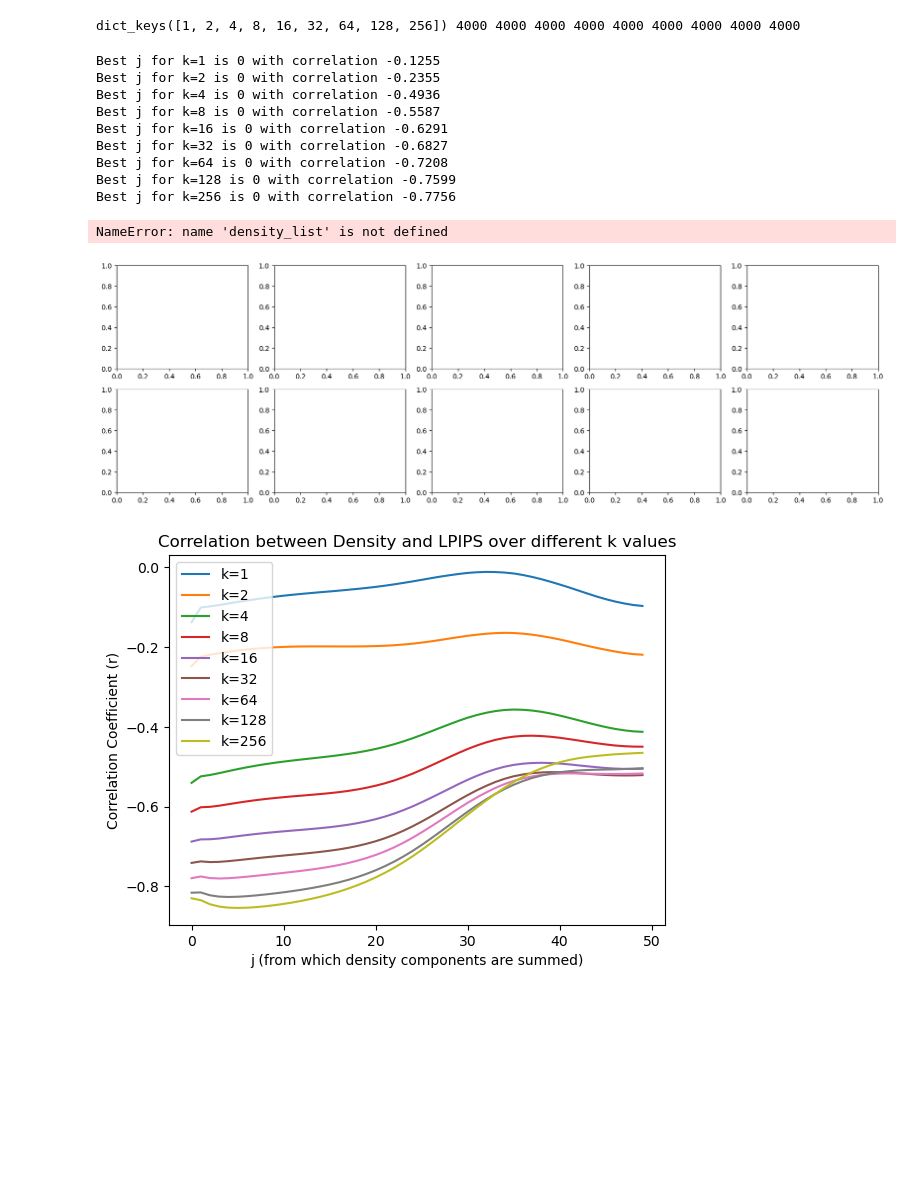
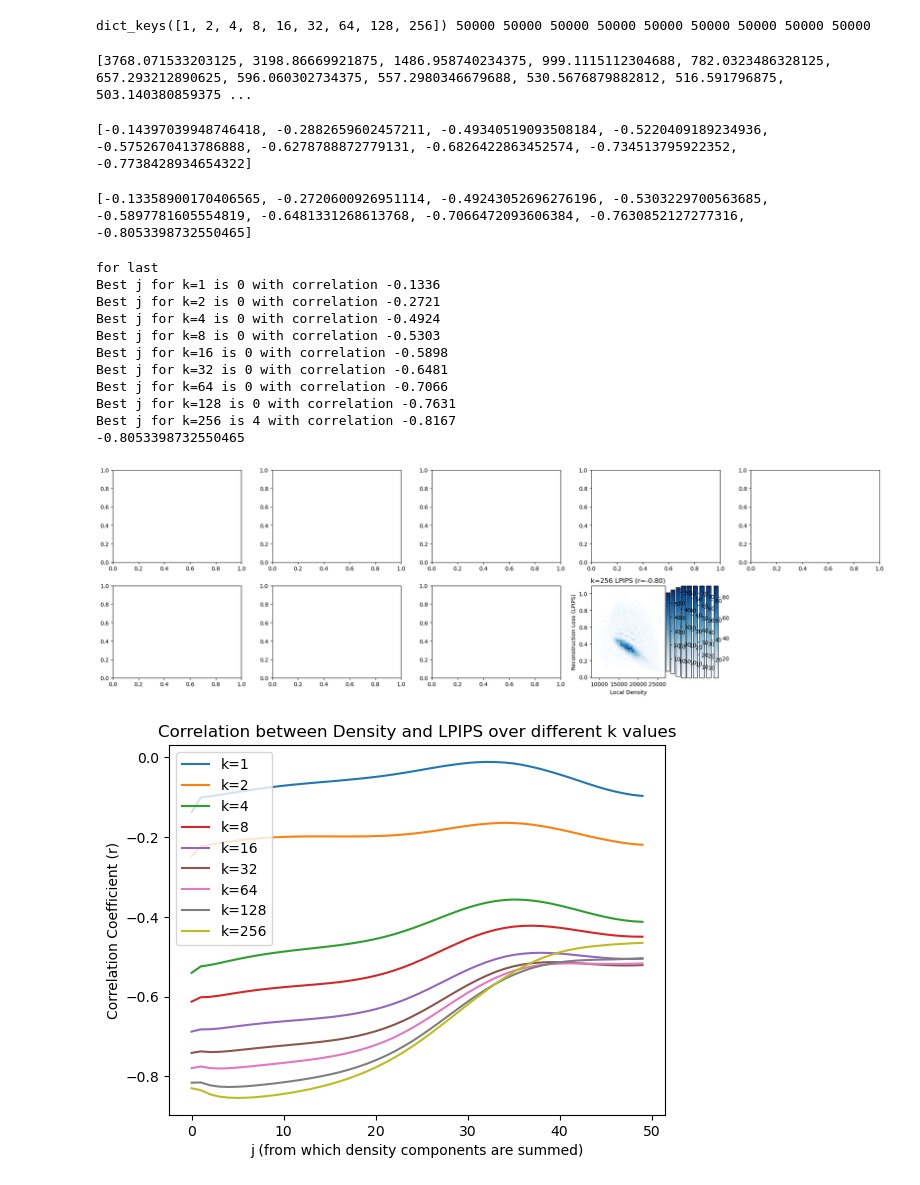
Before and after one commit to hevra01/thesis, a Jupyter notebook: notebooks/density_reconstruction_loss_relation.ipynb, the cells around one changed output. Cells and saved outputs as stored; diff of their text form; code cells hidden in the pictures; blank space fills up the shorter version.

```diff
--- a/notebooks/density_reconstruction_loss_relation.ipynb
+++ b/notebooks/density_reconstruction_loss_relation.ipynb
@@ -14,5 +14,5 @@ sys.path.append(os.path.abspath(".."))   # one level up from notebook/
 from data.utils.dataloaders import clean_ReconstructionDataset_Heuristic
 # %%
 # read reconstruction loss json file
-with open('/BS/data_mani_compress/work/thesis/thesis/data/datasets/imagenet_reconstruction_losses/val_categorized/all_APG_on.json', 'r') as f:
+with open('/BS/data_mani_compress/work/thesis/thesis/data/datasets/imagenet_reconstruction_losses/val_categorized/all_losses.json', 'r') as f:
     reconst_losses = json.load(f)
@@ -18,0 +83,12 @@ with open('/BS/data_mani_compress/work/thesis/thesis/data/datasets/imagenet_reco
+# %%
+# load densities
+main_folder = "/BS/data_mani_compress/work/thesis/thesis/data/datasets/density_imagenet/subset_val/list_version/val_density_div_list_reconst_"
+
+density_dict_1 = {}
+k_values = [1,2,4,8,16,32,64,128,256]
+for k in k_values:
+    with open((main_folder + f"{k}/token_count/0_0000_0200.json"), 'r') as f:
+        current_densities = json.load(f)
+    density_dict_1[k]=current_densities
+
+print(density_dict_1.keys(), len(density_dict_1[1]), len(density_dict_1[2]), len(density_dict_1[4]), len(density_dict_1[8]), len(density_dict_1[16]), len(density_dict_1[32]), len(density_dict_1[64]), len(density_dict_1[128]), len(density_dict_1[256]))
@@ -19,14 +97,13 @@ with open('/BS/data_mani_compress/work/thesis/thesis/data/datasets/imagenet_reco
 # %%
 # load densities
-main_folder = "/BS/data_mani_compress/work/thesis/thesis/data/datasets/density_imagenet/clean/list_version/val_density_div_list_reconst_"
-
-density_dict = {}
+main_folder = "/BS/data_mani_compress/work/thesis/thesis/data/datasets/density_imagenet/val"
+density_dict_2 = {}
 k_values = [1,2,4,8,16,32,64,128,256]
 for k in k_values:
-    with open((main_folder + f"{k}/token_count/0_0000_0200.json"), 'r') as f:
+    with open((main_folder + f"/reconst_{k}_combined_token_count256.json"), 'r') as f:
         current_densities = json.load(f)
-    density_dict[k]=current_densities
+    density_dict_2[k]=current_densities
 
-print(density_dict.keys(), len(density_dict[1]), len(density_dict[2]), len(density_dict[4]), len(density_dict[8]), len(density_dict[16]), len(density_dict[32]), len(density_dict[64]), len(density_dict[128]), len(density_dict[256]))
+print(density_dict_2.keys(), len(density_dict_2[1]), len(density_dict_2[2]), len(density_dict_2[4]), len(density_dict_2[8]), len(density_dict_2[16]), len(density_dict_2[32]), len(density_dict_2[64]), len(density_dict_2[128]), len(density_dict_2[256]))
 # %% [output]
-dict_keys([1, 2, 4, 8, 16, 32, 64, 128, 256]) 4000 4000 4000 4000 4000 4000 4000 4000 4000
+dict_keys([1, 2, 4, 8, 16, 32, 64, 128, 256]) 50000 50000 50000 50000 50000 50000 50000 50000 50000
@@ -33,3 +115,11 @@ dict_keys([1, 2, 4, 8, 16, 32, 64, 128, 256]) 4000 4000 4000 4000 4000 4000 4000
+# %%
+density_dict_temp = {}
+for key, value in density_dict.items():
+    density_dict_temp[key] = value[:4000]
+# %%
+print((density_dict_2[1][0][0]))
+# %% [output]
+[3768.071533203125, 3198.86669921875, 1486.958740234375, 999.1115112304688, 782.0323486328125, 657.293212890625, 596.060302734375, 557.2980346679688, 530.5676879882812, 516.591796875, 503.140380859375 ...
 # %%
 k_values = [1, 2, 4, 8, 16, 32, 64, 128, 256]
 
@@ -69,18 +159,31 @@ for j in range(50):
+# %%
+print(corr)
+# %% [output]
+[-0.14397039948746418, -0.2882659602457211, -0.49340519093508184, -0.5220409189234936, -0.5752670413786888, -0.6278788872779131, -0.6826422863452574, -0.734513795922352, -0.7738428934654322]
+# %%
+print(corr)
+# %% [output]
+[-0.13358900170406565, -0.2720600926951114, -0.49243052696276196, -0.5303229700563685, -0.5897781605554819, -0.6481331268613768, -0.7066472093606384, -0.7630852127277316, -0.8053398732550465]
 # %%
+print("for last")
 for idx, k in enumerate(k_values):
     best_j = min(range(50), key=lambda j: corrs[j][idx])
     best_corr = corrs[best_j][idx]
     print(f"Best j for k={k} is {best_j} with correlation {best_corr:.4f}")
+
+print(corrs[0][8])
 # %% [output]
-Best j for k=1 is 0 with correlation -0.1255
-Best j for k=2 is 0 with correlation -0.2355
-Best j for k=4 is 0 with correlation -0.4936
-Best j for k=8 is 0 with correlation -0.5587
-Best j for k=16 is 0 with correlation -0.6291
-Best j for k=32 is 0 with correlation -0.6827
-Best j for k=64 is 0 with correlation -0.7208
-Best j for k=128 is 0 with correlation -0.7599
-Best j for k=256 is 0 with correlation -0.7756
+for last
+Best j for k=1 is 0 with correlation -0.1336
+Best j for k=2 is 0 with correlation -0.2721
+Best j for k=4 is 0 with correlation -0.4924
+Best j for k=8 is 0 with correlation -0.5303
+Best j for k=16 is 0 with correlation -0.5898
+Best j for k=32 is 0 with correlation -0.6481
+Best j for k=64 is 0 with correlation -0.7066
+Best j for k=128 is 0 with correlation -0.7631
+Best j for k=256 is 4 with correlation -0.8167
+-0.8053398732550465
 # %%
 k_values = [1, 2, 4, 8, 16, 32, 64, 128, 256]
 ncols   = 5
@@ -92,7 +195,7 @@ axes_flat = axes.flatten()
 corr = []
 
 for idx, k in enumerate(k_values):
-    density = density_list[idx]
+    density = density_dict_2[k]
 
     max_density_index = len(density)  # upper bound (exclusive)
 
@@ -104,44 +207,45 @@ for idx, k in enumerate(k_values):
     ]
 
     # it should be a list of densities for each data point
-    processed_density = [sum(l[0][:]) + l[0][1] for l in density]
-    ds = ReconstructionDataset_Heuristic(
+    processed_density_dict = {}
+    for idx, (key, value) in enumerate(density_dict_2.items()):
+        processed_density_dict[key] = [sum(v[0][j:]) for v in value]
+    ds = clean_ReconstructionDataset_Heuristic(
         reconstruction_data=filtered_reconst_losses,  # or your processed list of dicts
-        local_density_information=processed_density, # [l[0] for l in density]
+        local_density_information=processed_density_dict, # [l[0] for l in density]
         error_key=["LPIPS"],
     )
     ax = axes_flat[idx]
     densities    = []
     losses_lpips = []
     for data_point in ds:
         if data_point['k_value'] == k:
             densities.append(data_point['local_density'])
             losses_lpips.append(data_point['LPIPS'])
 
     # First hexbin: LPIPS vs density
     hb1 = ax.hexbin(densities, losses_lpips, gridsize=50, cmap='Blues', mincnt=1)
     if len(densities) > 1:
         corr1 = np.corrcoef(densities, losses_lpips)[0, 1]
     else:
         corr1 = float('nan')
     ax.set_title(f"k={k} LPIPS (r={corr1:.2f})")
     ax.set_xlabel('Local Density')
     ax.set_ylabel('Reconstruction Loss (LPIPS)')
 
     corr.append(corr1)
 
     # Optionally add a colorbar for the first hexbin
     fig.colorbar(hb1, ax=ax, orientation='vertical', pad=0.01, fraction=0.05)
 
 # Hide unused subplots (if grid larger than number of k_values)
 for j in range(len(k_values), nrows * ncols):
     fig.delaxes(axes_flat[j])
 
 plt.tight_layout()
 plt.show()
 # %% [output]
-NameError: name 'density_list' is not defined
-[figure, old version]
+[figure, new version]
 # %%
 # for each k, plot correlation over j
 for idx, k in enumerate(k_values):
```
Also changed, not shown: parts of 4 cells of this notebook, 5 other files.
